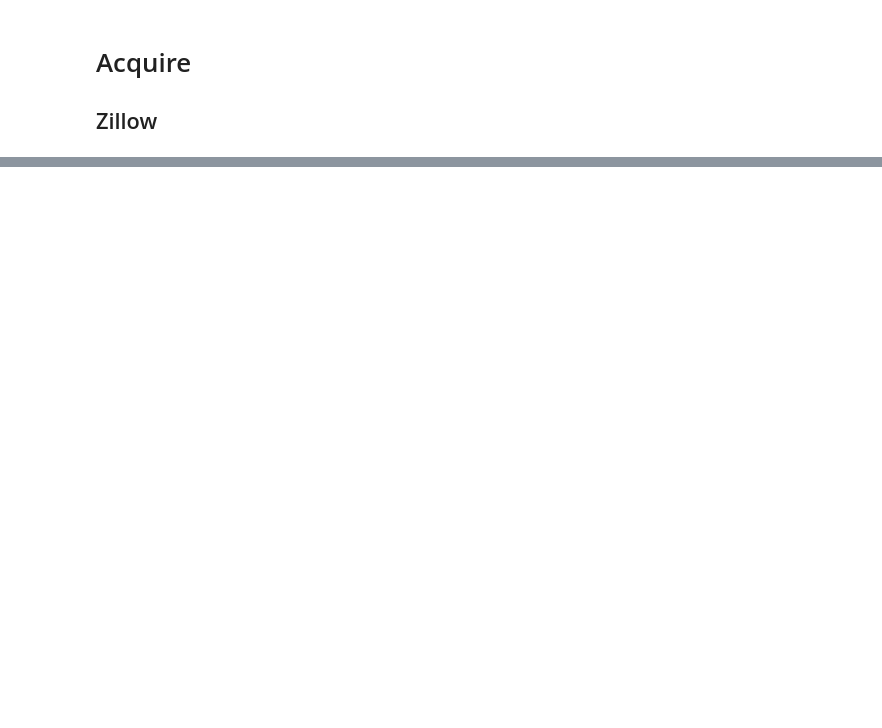
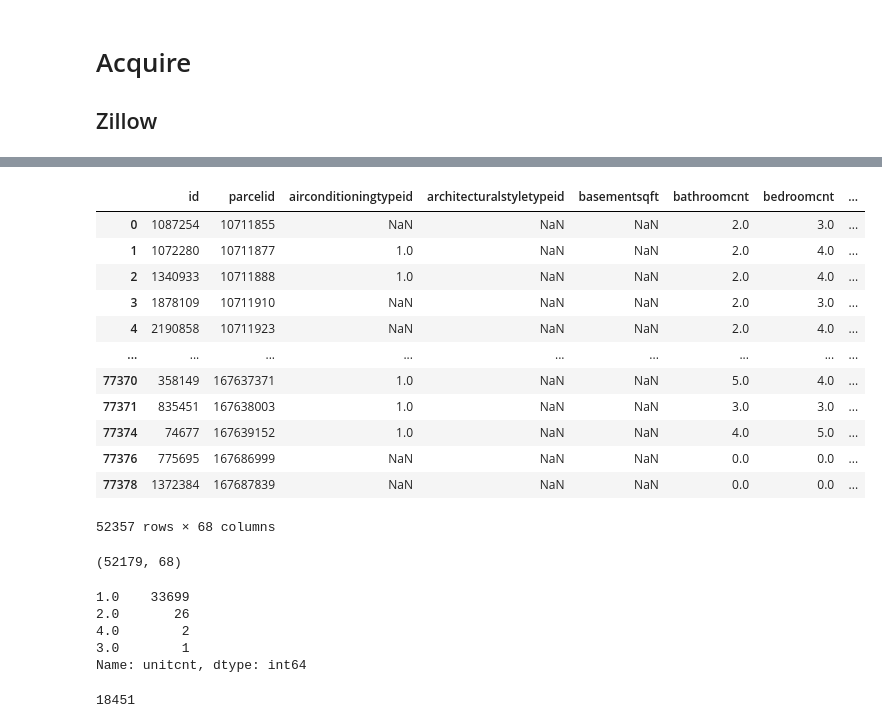
Before and after one commit to aleclhartman/ds-methodologies-exercises, a Jupyter notebook: clustering/zillow.ipynb, the cells around one changed output, grey strips where cells are left out. Drawn from its saved outputs; the diff is of its cells as text; code cells hidden in the pictures; blank space fills up the shorter version.

```diff
--- a/clustering/zillow.ipynb
+++ b/clustering/zillow.ipynb
@@ -9,29 +9,28 @@ import pandas as pd
 import matplotlib.pyplot as plt
 import seaborn as sns
 
-pd.set_option("display.max_rows", None)
 pd.set_option("display.max_columns", None)
 
 from env import host, user, password, get_db_url
 # %%
-zillow_query = """
-SELECT prop.*, pred.logerror, pred.transactiondate, ac.airconditioningdesc, ar.architecturalstyledesc, bu.buildingclassdesc, he.heatingorsystemdesc, la.propertylandusedesc, st.storydesc, co.typeconstructiondesc
-FROM properties_2017 AS prop
-JOIN (
-	SELECT parcelid, MAX(logerror) as logerror, MAX(transactiondate) AS transactiondate
-	FROM predictions_2017
-	GROUP BY parcelid) AS pred ON prop.parcelid = pred.parcelid
-LEFT JOIN airconditioningtype AS ac USING(airconditioningtypeid)
-LEFT JOIN architecturalstyletype AS ar USING(architecturalstyletypeid)
-LEFT JOIN buildingclasstype AS bu USING(buildingclasstypeid)
-LEFT JOIN heatingorsystemtype AS he USING(heatingorsystemtypeid)
-LEFT JOIN propertylandusetype AS la USING(propertylandusetypeid)
-LEFT JOIN storytype AS st USING(storytypeid)
-LEFT JOIN typeconstructiontype as co USING(typeconstructiontypeid)
-WHERE prop.latitude IS NOT NULL
-AND prop.longitude IS NOT NULL;"""
+# zillow_query = """
+# SELECT prop.*, pred.logerror, pred.transactiondate, ac.airconditioningdesc, ar.architecturalstyledesc, bu.buildingclassdesc, he.heatingorsystemdesc, la.propertylandusedesc, st.storydesc, co.typeconstructiondesc
+# FROM properties_2017 AS prop
+# JOIN (
+# 	SELECT parcelid, MAX(logerror) as logerror, MAX(transactiondate) AS transactiondate
+# 	FROM predictions_2017
+# 	GROUP BY parcelid) AS pred ON prop.parcelid = pred.parcelid
+# LEFT JOIN airconditioningtype AS ac USING(airconditioningtypeid)
+# LEFT JOIN architecturalstyletype AS ar USING(architecturalstyletypeid)
+# LEFT JOIN buildingclasstype AS bu USING(buildingclasstypeid)
+# LEFT JOIN heatingorsystemtype AS he USING(heatingorsystemtypeid)
+# LEFT JOIN propertylandusetype AS la USING(propertylandusetypeid)
+# LEFT JOIN storytype AS st USING(storytypeid)
+# LEFT JOIN typeconstructiontype as co USING(typeconstructiontypeid)
+# WHERE prop.latitude IS NOT NULL
+# AND prop.longitude IS NOT NULL;"""
 # %%
-zillow_url = get_db_url("zillow")
+# zillow_url = get_db_url("zillow")
 # %%
-df = pd.read_sql(zillow_query, zillow_url)
-df
+# df = pd.read_sql(zillow_query, zillow_url)
+# df
@@ -108,3 +251,37 @@ missing_rows(df)
 # missing_columns
 # %%
 # df.isnull().sum()
+# %%
+df = df[df.propertylandusetypeid.isin([260, 261, 262, 279])]
+df
+# %% [output]
+|  | id | parcelid | airconditioningtypeid | architecturalstyletypeid | basementsqft | bathroomcnt | bedroomcnt | ... |
+| 0 | 1087254 | 10711855 | NaN | NaN | NaN | 2.0 | 3.0 | ... |
+| 1 | 1072280 | 10711877 | 1.0 | NaN | NaN | 2.0 | 4.0 | ... |
+| 2 | 1340933 | 10711888 | 1.0 | NaN | NaN | 2.0 | 4.0 | ... |
+| 3 | 1878109 | 10711910 | NaN | NaN | NaN | 2.0 | 3.0 | ... |
+| 4 | 2190858 | 10711923 | NaN | NaN | NaN | 2.0 | 4.0 | ... |
+| ... | ... | ... | ... | ... | ... | ... | ... | ... |
+| 77370 | 358149 | 167637371 | 1.0 | NaN | NaN | 5.0 | 4.0 | ... |
+| 77371 | 835451 | 167638003 | 1.0 | NaN | NaN | 3.0 | 3.0 | ... |
+| 77374 | 74677 | 167639152 | 1.0 | NaN | NaN | 4.0 | 5.0 | ... |
+| 77376 | 775695 | 167686999 | NaN | NaN | NaN | 0.0 | 0.0 | ... |
+| 77378 | 1372384 | 167687839 | NaN | NaN | NaN | 0.0 | 0.0 | ... |
+52357 rows × 68 columns
+# %%
+df = df[(df.bedroomcnt > 0) & (df.bathroomcnt > 0)]
+df.shape
+# %% [output]
+(52179, 68)
+# %%
+df.unitcnt.value_counts()
+# %% [output]
+1.0    33699
+2.0       26
+4.0        2
+3.0        1
+Name: unitcnt, dtype: int64
+# %%
+df.unitcnt.isnull().sum()
+# %% [output]
+18451
```
Also changed, not shown: parts of 36 cells of this notebook, 1 other file.
